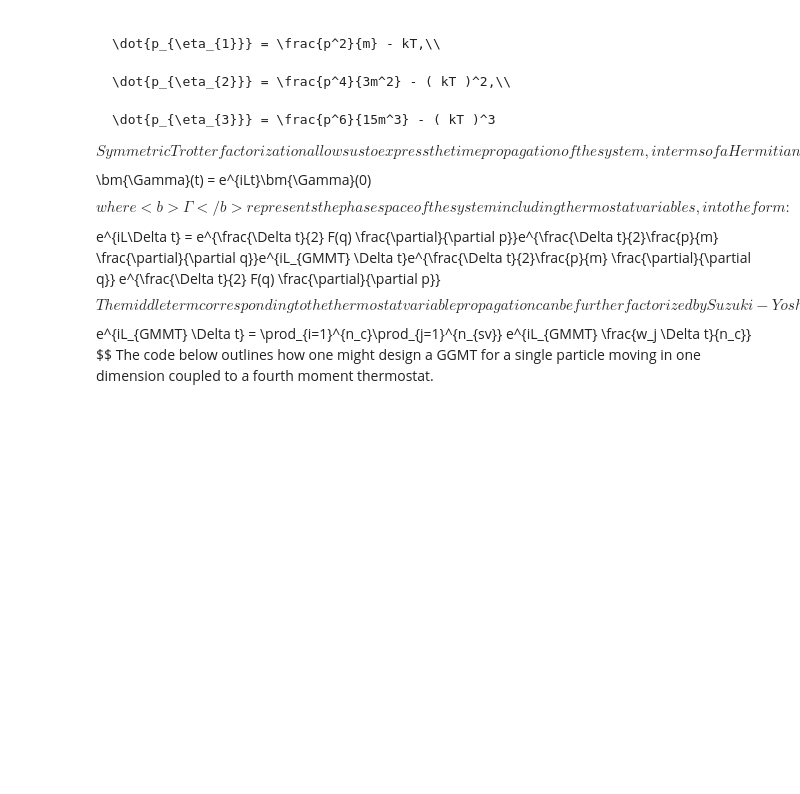
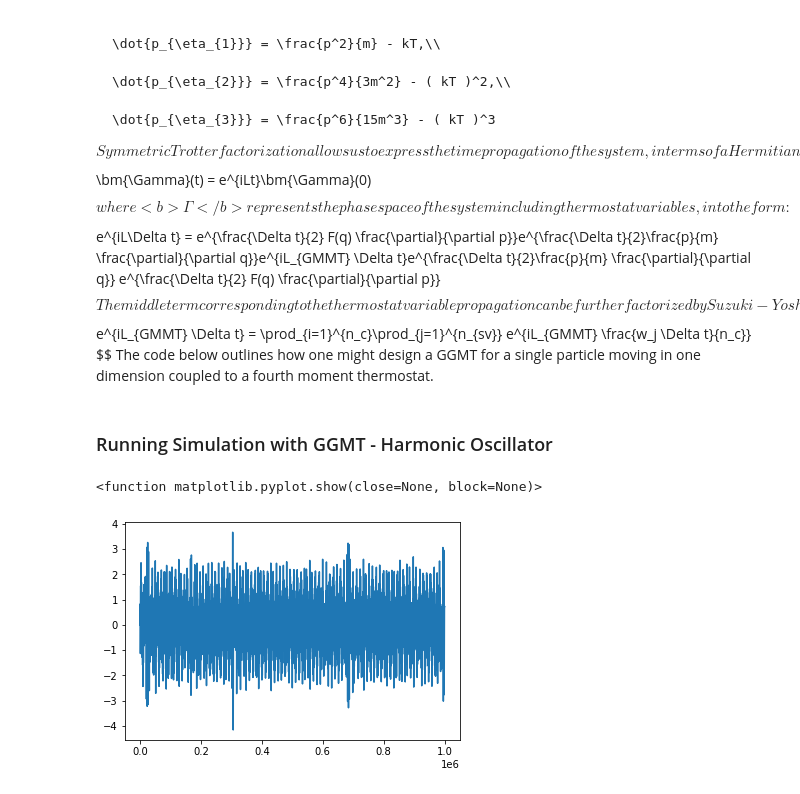
Before and after one commit to thomasegg3/enhanced_sampling_practice, a Jupyter notebook: toy_problem.ipynb, the cells around one changed output. Saved outputs shown, nothing was run; the diff lists cells and outputs as text; code cells hidden in the pictures; blank space fills up the shorter version.

Commit message:
Update Simulation

```diff
--- a/toy_problem.ipynb
+++ b/toy_problem.ipynb
@@ -414,7 +414,7 @@ $$
 $$
 The code below outlines how one might design a GGMT for a single particle moving in one dimension coupled to a fourth moment thermostat.
 # %%
-def compute_forces(x):
+def compute_forces_HO(x):
     '''
     Function to cpmpute forces as the gradient of a potential
     energy function
@@ -431,7 +431,7 @@ def compute_forces(x):
     # Return force
     return force
 
-def GGMT_integrator(p, p_eta1, p_eta2, q, eta1, eta2, t_step, m, Q1, Q2, kT, p_init):
+def GGMT_integrator_HO(p, p_eta1, p_eta2, q, eta1, eta2, t_step, m, Q1, Q2, kT, p_init):
     '''
     Function to integrate the equations of motion corresponding to GGMT,
     fourth moment thermostat is used and the Liouville operator is
@@ -452,6 +452,14 @@ def GGMT_integrator(p, p_eta1, p_eta2, q, eta1, eta2, t_step, m, Q1, Q2, kT, p_i
     @return updated variables
     '''
 
+    # Step 1 : Update momentum (half timestep)
+    force = compute_forces_HO(q)
+    p = p + (t_step / 2) * force
+
+    # Step 2 : Update position (half timestep)
+    q = q + ((t_step * p) / (2 * m))
+
+    # Step 3 : GGMT variable propagator
     # Constants for GGMT update
     w1 = 1 / (2 - (2 ** (1 / 3)))
     w2 = 1 - (2 * w1)
@@ -459,14 +467,6 @@ def GGMT_integrator(p, p_eta1, p_eta2, q, eta1, eta2, t_step, m, Q1, Q2, kT, p_i
     n_c = 2
     n_sy = [w1, w2, w3]
 
-    # Step 1 : Update momentum (half timestep)
-    force = compute_forces(q)
-    p = p + (t_step / 2) * force
-
-    # Step 2 : Update position (half timestep)
-    q = q + ((t_step * p) / (2 * m))
-
-    # Step 3 : GGMT variable propagator
     # Iterate over
     for i in range(n_c):
         for w in n_sy:
@@ -483,12 +483,12 @@ def GGMT_integrator(p, p_eta1, p_eta2, q, eta1, eta2, t_step, m, Q1, Q2, kT, p_i
             p_eta2 = p_eta2 + ((dt / 2) * g_2)
 
             lam = (p_eta1 / Q1) + (kT * (p_eta2 / Q2))
-            p = p * np.exp(- (dt / 4) * lam)
+            p = p * np.exp(-(dt / 4) * lam)
 
-            p = p_init * (1 / (1 + (2 * (p_init ** 2) * (p_eta2 / (Q2 * 3 * m)) * (dt / 2)))) ** (1 / 2)
+            p = p * (1 / (1 + (2 * (p ** 2) * (p_eta2 / (Q2 * 3 * m)) * (dt / 2)))) ** (1 / 2)
 
             lam = (p_eta1 / Q1) + (kT * (p_eta2 / Q2))
-            p = p * np.exp(- (dt / 4) * lam)
+            p = p * np.exp(-(dt / 4) * lam)
 
             eta1 = eta1 + (dt * (p_eta1 / Q1))
 
@@ -496,12 +496,12 @@ def GGMT_integrator(p, p_eta1, p_eta2, q, eta1, eta2, t_step, m, Q1, Q2, kT, p_i
             eta2 = eta2 + ((dt * g * p_eta2) / Q2)
 
             lam = (p_eta1 / Q1) + (kT * (p_eta2 / Q2))
-            p = p * np.exp(- (dt / 4) * lam)
+            p = p * np.exp(-(dt / 4) * lam)
 
-            p = p_init * (1 / (1 + (2 * (p_init ** 2) * (p_eta2 / (Q2 * 3 * m)) * (dt / 2)))) ** (1 / 2)
+            p = p * (1 / (1 + (2 * (p ** 2) * (p_eta2 / (Q2 * 3 * m)) * (dt / 2)))) ** (1 / 2)
 
             lam = (p_eta1 / Q1) + (kT * (p_eta2 / Q2))
-            p = p * np.exp(- (dt / 4) * lam)
+            p = p * np.exp(-(dt / 4) * lam)
 
             g_2 = ((p ** 4) / (3 * (m ** 2))) - (kT ** 2)
             p_eta2 = p_eta2 + ((dt / 2) * g_2)
@@ -513,13 +513,13 @@ def GGMT_integrator(p, p_eta1, p_eta2, q, eta1, eta2, t_step, m, Q1, Q2, kT, p_i
     q = q + ((t_step * p) / (2 * m))
 
     # Step 5 : Update momentum (full timestep)
-    force = compute_forces(q)
+    force = compute_forces_HO(q)
     p = p + (t_step / 2) * force
 
     # Return all updated variables
     return p, p_eta1, p_eta2, q, eta1, eta2
 
-def GGMT_simulation(n_steps, t_step, x, eta1, eta2, p, p_eta1, p_eta2, m, kT):
+def GGMT_simulation_HO(n_steps, t_step, x, eta1, eta2, p, p_eta1, p_eta2, m, kT):
     '''
     Function to run a GGMT simulation for a particle in a potential well.
 
@@ -559,3 +559,15 @@ def GGMT_simulation(n_steps, t_step, x, eta1, eta2, p, p_eta1, p_eta2, m, kT):
 
     # Return lists of trajectories
     return coords, momenta, steps
+# %% [markdown]
+### Running Simulation with GGMT - Harmonic Oscillator
+# %%
+# Test simulation HO
+x_coords, x_momenta, steps = GGMT_simulation_HO(1000000, 0.005, 0, 0, 0, 1, 1, -1, 1, 1)
+# %%
+# Plot x trajectories over time
+plt.plot(steps, x_coords)
+plt.show
+# %% [output]
+<function matplotlib.pyplot.show(close=None, block=None)>
+[figure, added]
```
Also changed, not shown: parts of 5 cells of this notebook.
